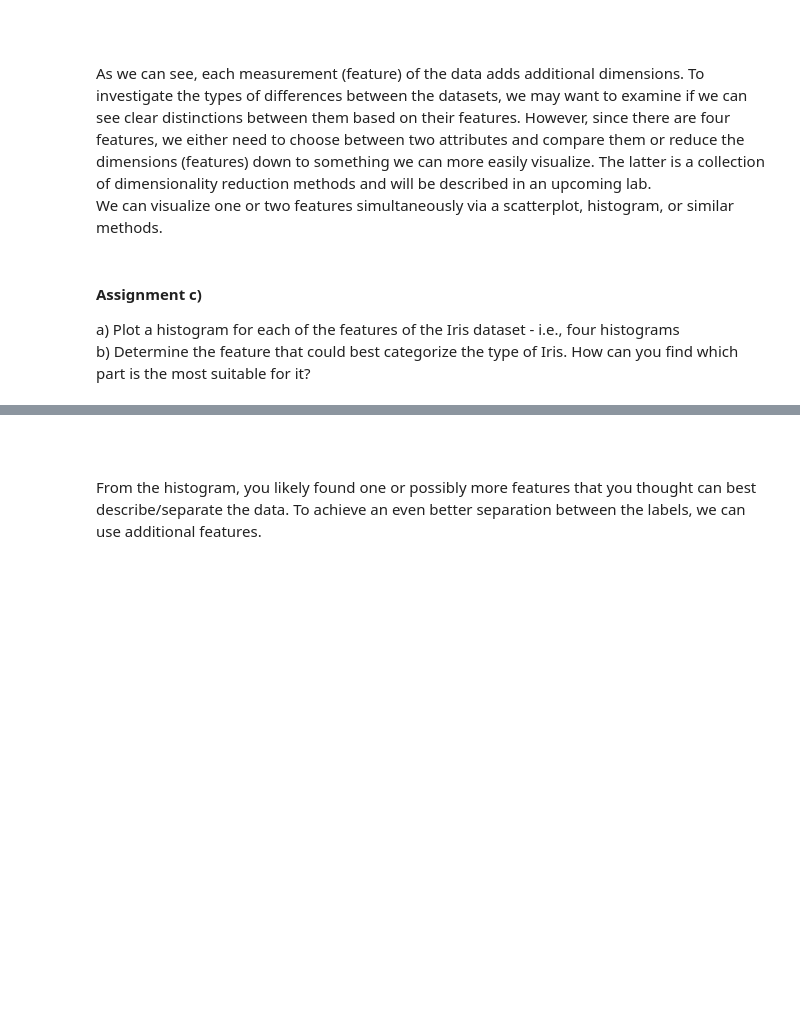
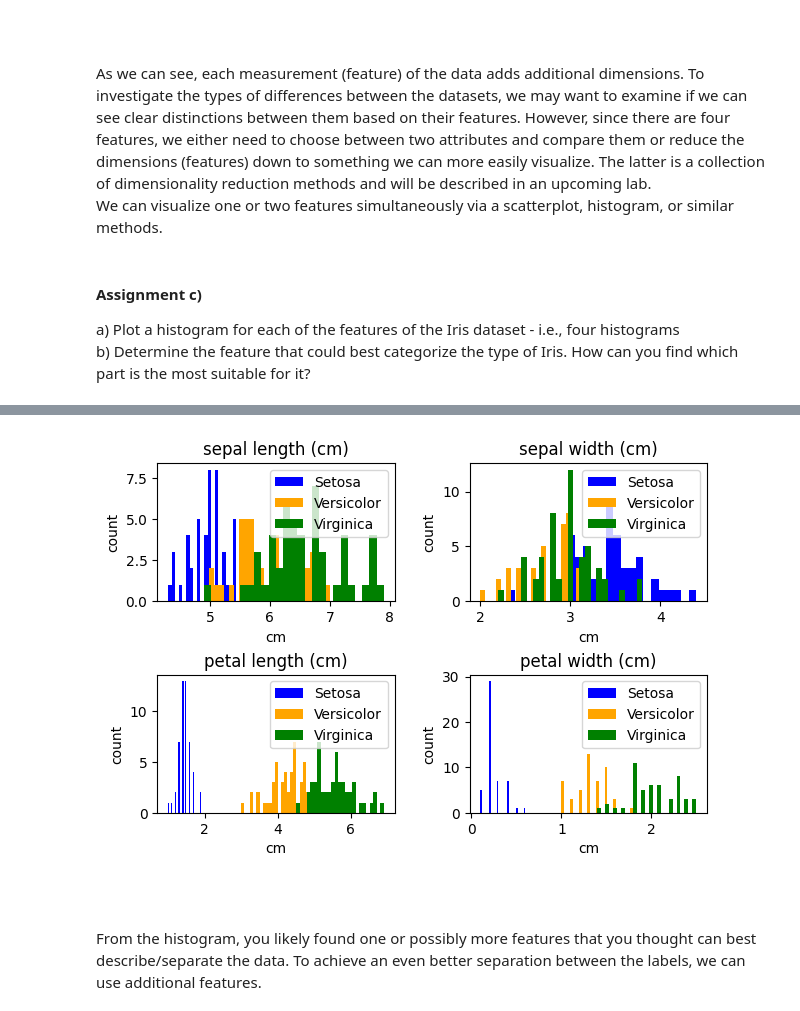
Before and after one commit to sier8161/ml-1dl034-public-assignments, a Jupyter notebook: Assignments/Practical/PracticalNotebook3.ipynb, the cells around one changed output, grey strips where cells are left out. Drawn from its saved outputs; the diff is of its cells as text; code cells hidden in the pictures; blank space fills up the shorter version.

```diff
--- a/Assignments/Practical/PracticalNotebook3.ipynb
+++ b/Assignments/Practical/PracticalNotebook3.ipynb
@@ -356,3 +309,81 @@ plt.show()
+# %%
+import matplotlib.pyplot as plt
+iris_target_names = ["Setosa", "Versicolor", "Virginica"]
+
+# YOUR CODE HERE
+features = ['sepal length (cm)', 'sepal width (cm)', 'petal length (cm)', 'petal width (cm)']
+sepal_lengths = [[], [], []]  # sepal_lengths[0] for setosa, sepal_lengths[1] for versicolor, sepal_lengths[2] for virginica
+sepal_widths = [[], [], []]
+petal_lengths = [[], [], []]
+petal_widths = [[], [], []]
+
+for i in range(len(iris.target)):
+    if iris.target[i] == 0:
+        sepal_lengths[0].append(iris.data[i, 0])
+        sepal_widths[0].append(iris.data[i, 1])
+        petal_lengths[0].append(iris.data[i, 2])
+        petal_widths[0].append(iris.data[i, 3])
+    elif iris.target[i] == 1:
+        sepal_lengths[1].append(iris.data[i, 0])
+        sepal_widths[1].append(iris.data[i, 1])
+        petal_lengths[1].append(iris.data[i, 2])
+        petal_widths[1].append(iris.data[i, 3])
+    elif iris.target[i] == 2:
+        sepal_lengths[2].append(iris.data[i, 0])
+        sepal_widths[2].append(iris.data[i, 1])
+        petal_lengths[2].append(iris.data[i, 2])
+        petal_widths[2].append(iris.data[i, 3])
+
+bins = 25 # magic number
+
+fig = plt.figure()
+
+ax1 = fig.add_subplot(2,2,1)
+ax1.hist(sepal_lengths[0],bins=bins,color="blue",label=iris_target_names[0])
+ax1.hist(sepal_lengths[1],bins=bins,color="orange",label=iris_target_names[1])
+ax1.hist(sepal_lengths[2],bins=bins,color="green",label=iris_target_names[2])
+ax1.set_xlabel('cm')
+ax1.set_ylabel('count')
+ax1.set_title(features[0])
+ax1.legend()
+
+ax2 = fig.add_subplot(2,2,2)
+ax2.hist(sepal_widths[0],bins=bins,color="blue",label=iris_target_names[0])
+ax2.hist(sepal_widths[1],bins=bins,color="orange",label=iris_target_names[1])
+ax2.hist(sepal_widths[2],bins=bins,color="green",label=iris_target_names[2])
+ax2.set_xlabel('cm')
+ax2.set_ylabel('count')
+ax2.set_title(features[1])
+ax2.legend()
+
+ax3 = fig.add_subplot(2,2,3)
+ax3.hist(petal_lengths[0],bins=bins,color="blue",label=iris_target_names[0])
+ax3.hist(petal_lengths[1],bins=bins,color="orange",label=iris_target_names[1])
+ax3.hist(petal_lengths[2],bins=bins,color="green",label=iris_target_names[2])
+ax3.set_xlabel('cm')
+ax3.set_ylabel('count')
+ax3.set_title(features[2])
+ax3.legend()
+
+ax4 = fig.add_subplot(2,2,4)
+ax4.hist(petal_widths[0],bins=bins,color="blue",label=iris_target_names[0])
+ax4.hist(petal_widths[1],bins=bins,color="orange",label=iris_target_names[1])
+ax4.hist(petal_widths[2],bins=bins,color="green",label=iris_target_names[2])
+ax4.set_xlabel('cm')
+ax4.set_ylabel('count')
+ax4.set_title(features[3])
+ax4.legend()
+
+fig.tight_layout()
+fig.subplots_adjust(top=0.85)
+
+plt.show()
+
+# YOUR ANSWER FOR THE BEST FEATURE (IN YOUR OPINION) BY NAME HERE:
+# petal length seems to have the most distinct clusters of data,
+# and also has the largest range of values, therefore I think it is the best feature.
+# %% [output]
+[figure, added]
 # %% [markdown]
 <br/>
 <br/>
```
Also changed, not shown: parts of 4 cells of this notebook, 7 other files.
